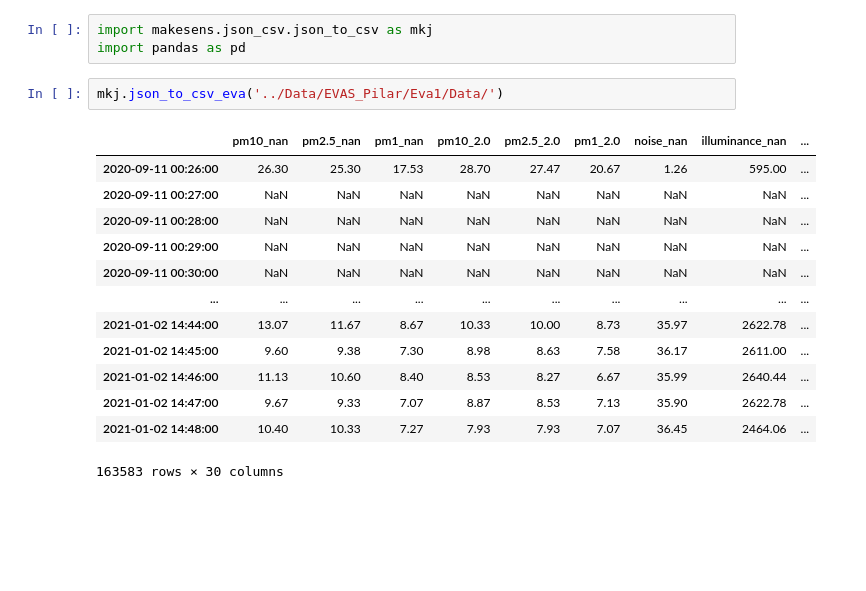
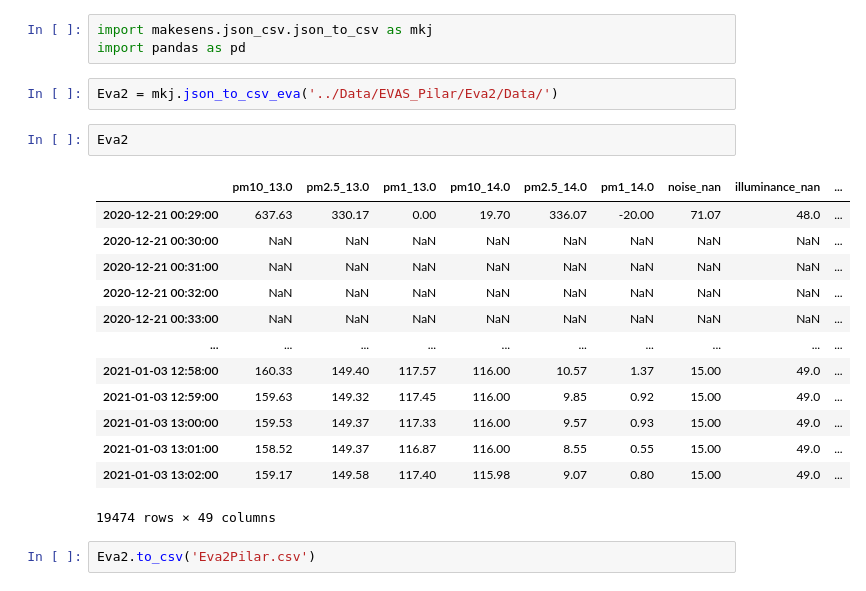
Before and after one commit to JoseSalamancaCoy/RM_DATA, a Jupyter notebook: Code/DatasEvas.ipynb, the cells around one changed output. Saved outputs shown, nothing was run; the diff lists cells and outputs as text; blank space fills up the shorter version.

```diff
--- a/Code/DatasEvas.ipynb
+++ b/Code/DatasEvas.ipynb
@@ -2,18 +2,22 @@
 import makesens.json_csv.json_to_csv as mkj
 import pandas as pd
 # %%
-mkj.json_to_csv_eva('../Data/EVAS_Pilar/Eva1/Data/')
+Eva2 = mkj.json_to_csv_eva('../Data/EVAS_Pilar/Eva2/Data/')
-# %% [output]
-|  | pm10_nan | pm2.5_nan | pm1_nan | pm10_2.0 | pm2.5_2.0 | pm1_2.0 | noise_nan | illuminance_nan | ... |
-| 2020-09-11 00:26:00 | 26.30 | 25.30 | 17.53 | 28.70 | 27.47 | 20.67 | 1.26 | 595.00 | ... |
-| 2020-09-11 00:27:00 | NaN | NaN | NaN | NaN | NaN | NaN | NaN | NaN | ... |
-| 2020-09-11 00:28:00 | NaN | NaN | NaN | NaN | NaN | NaN | NaN | NaN | ... |
-| 2020-09-11 00:29:00 | NaN | NaN | NaN | NaN | NaN | NaN | NaN | NaN | ... |
-| 2020-09-11 00:30:00 | NaN | NaN | NaN | NaN | NaN | NaN | NaN | NaN | ... |
-| ... | ... | ... | ... | ... | ... | ... | ... | ... | ... |
-| 2021-01-02 14:44:00 | 13.07 | 11.67 | 8.67 | 10.33 | 10.00 | 8.73 | 35.97 | 2622.78 | ... |
-| 2021-01-02 14:45:00 | 9.60 | 9.38 | 7.30 | 8.98 | 8.63 | 7.58 | 36.17 | 2611.00 | ... |
-| 2021-01-02 14:46:00 | 11.13 | 10.60 | 8.40 | 8.53 | 8.27 | 6.67 | 35.99 | 2640.44 | ... |
-| 2021-01-02 14:47:00 | 9.67 | 9.33 | 7.07 | 8.87 | 8.53 | 7.13 | 35.90 | 2622.78 | ... |
-| 2021-01-02 14:48:00 | 10.40 | 10.33 | 7.27 | 7.93 | 7.93 | 7.07 | 36.45 | 2464.06 | ... |
-163583 rows × 30 columns
+# %%
+Eva2
+# %% [output]
+|  | pm10_13.0 | pm2.5_13.0 | pm1_13.0 | pm10_14.0 | pm2.5_14.0 | pm1_14.0 | noise_nan | illuminance_nan | ... |
+| 2020-12-21 00:29:00 | 637.63 | 330.17 | 0.00 | 19.70 | 336.07 | -20.00 | 71.07 | 48.0 | ... |
+| 2020-12-21 00:30:00 | NaN | NaN | NaN | NaN | NaN | NaN | NaN | NaN | ... |
+| 2020-12-21 00:31:00 | NaN | NaN | NaN | NaN | NaN | NaN | NaN | NaN | ... |
+| 2020-12-21 00:32:00 | NaN | NaN | NaN | NaN | NaN | NaN | NaN | NaN | ... |
+| 2020-12-21 00:33:00 | NaN | NaN | NaN | NaN | NaN | NaN | NaN | NaN | ... |
+| ... | ... | ... | ... | ... | ... | ... | ... | ... | ... |
+| 2021-01-03 12:58:00 | 160.33 | 149.40 | 117.57 | 116.00 | 10.57 | 1.37 | 15.00 | 49.0 | ... |
+| 2021-01-03 12:59:00 | 159.63 | 149.32 | 117.45 | 116.00 | 9.85 | 0.92 | 15.00 | 49.0 | ... |
+| 2021-01-03 13:00:00 | 159.53 | 149.37 | 117.33 | 116.00 | 9.57 | 0.93 | 15.00 | 49.0 | ... |
+| 2021-01-03 13:01:00 | 158.52 | 149.37 | 116.87 | 116.00 | 8.55 | 0.55 | 15.00 | 49.0 | ... |
+| 2021-01-03 13:02:00 | 159.17 | 149.58 | 117.40 | 115.98 | 9.07 | 0.80 | 15.00 | 49.0 | ... |
+19474 rows × 49 columns
+# %%
+Eva2.to_csv('Eva2Pilar.csv')
```
Also changed, not shown: 16 other files.
